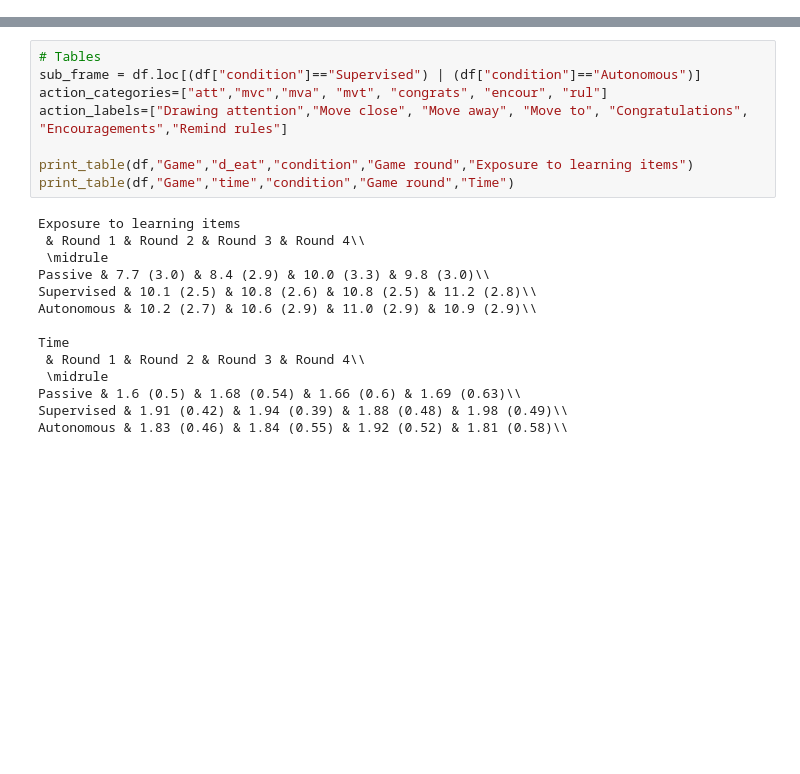
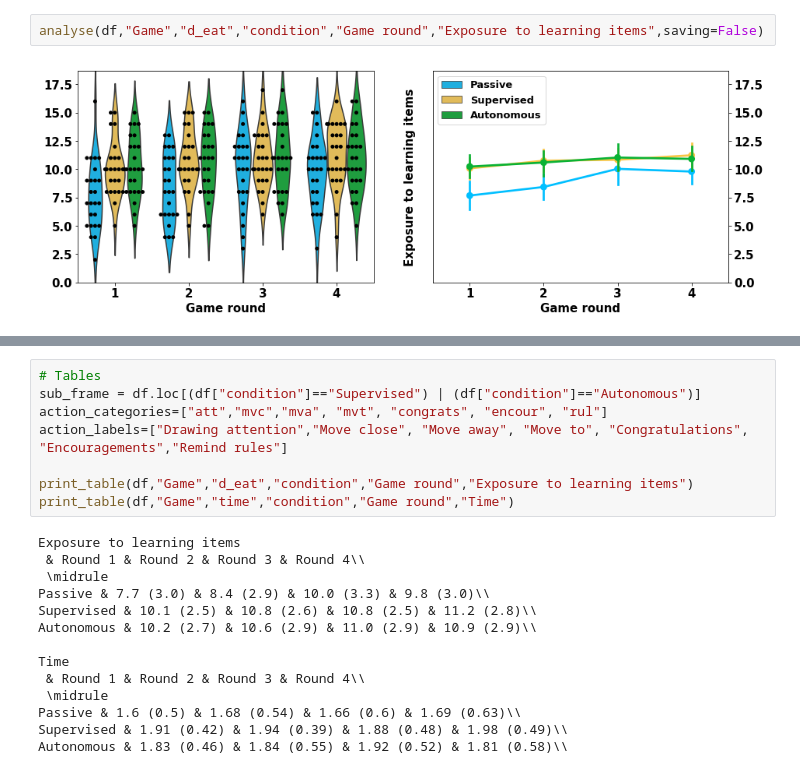
Before and after one commit to emmanuel-senft/data-foodchain, a Jupyter notebook: analyse.ipynb, the cells around one changed output, grey strips where cells are left out. Drawn from its saved outputs; the diff is of its cells as text; blank space fills up the shorter version.

```diff
--- a/analyse.ipynb
+++ b/analyse.ipynb
@@ -294,3 +160,7 @@ compare_series_raincloud(df,"condition", "time1", hypothesis="gender",ylabel="to
+# %%
+analyse(df,"Game","d_eat","condition","Game round","Exposure to learning items",saving=False)
+# %% [output]
+[figure, added]
 # %%
 # Graphs
 saving=False
```
Also changed, not shown: parts of 11 cells of this notebook.
